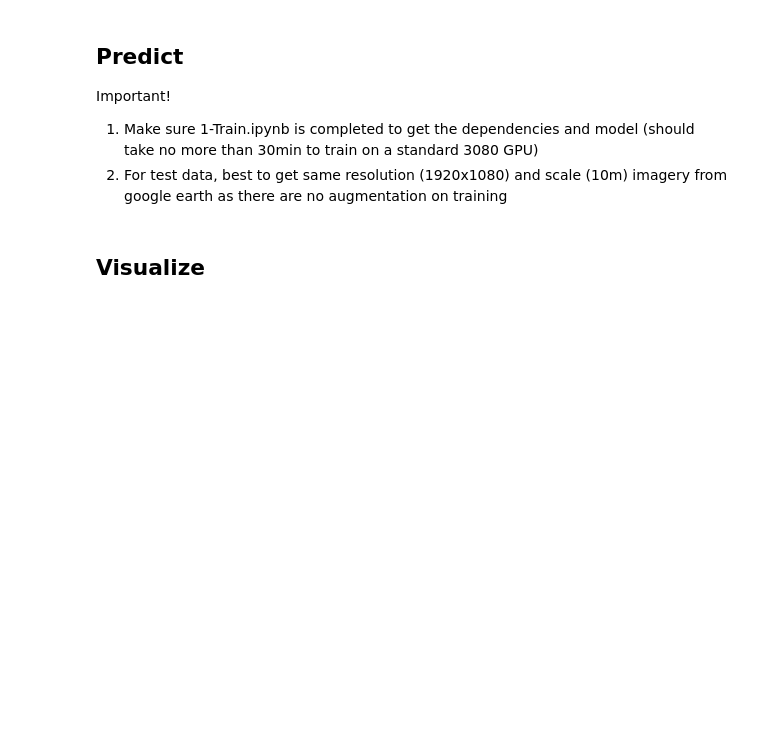
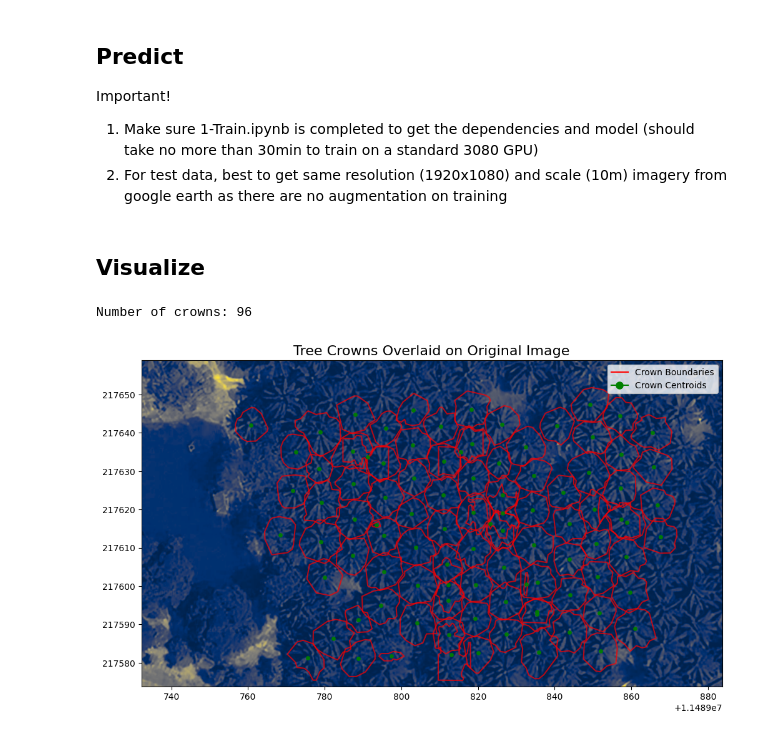
Before and after one commit to limshoonkit/PalmOilDetectree2, a Jupyter notebook: notebook/2-Predict.ipynb, the cells around one changed output. Saved outputs shown, nothing was run; the diff lists cells and outputs as text; code cells hidden in the pictures; blank space fills up the shorter version.

```diff
--- a/notebook/2-Predict.ipynb
+++ b/notebook/2-Predict.ipynb
@@ -97,7 +97,7 @@ with rasterio.open(img_path) as src:
         show(rgb, ax=ax, transform=transform)
     else:
         # If it's a single band or more than 3 bands, display the first band
-        show(image[0], ax=ax, cmap='viridis', transform=transform)
+        show(image[0], ax=ax, cmap='cividis', transform=transform)
 
     # Make sure crowns has the same CRS as the raster
     if crowns.crs != crs:
@@ -126,30 +126,33 @@ with rasterio.open(img_path) as src:
 
     # Save the figure
     plt.savefig(site_path + "/crowns_overlay.png", dpi=300, bbox_inches='tight')
     plt.show()
 
 # Optional: Create a mask from the crowns
 def create_crown_mask(raster_path, crowns_gdf, output_path):
     """Create a binary mask raster from crown polygons"""
     with rasterio.open(raster_path) as src:
         # Create a blank raster with the same dimensions
         mask = np.zeros((src.height, src.width), dtype=np.uint8)
 
         # Make sure crowns has the same CRS as the raster
         if crowns_gdf.crs != src.crs:
             crowns_gdf = crowns_gdf.to_crs(src.crs)
 
         # Rasterize the crowns
         from rasterio.features import rasterize
         shapes = [(mapping(geom), 1) for geom in crowns_gdf.geometry]
         mask = rasterize(shapes, out_shape=(src.height, src.width),
                          transform=src.transform, fill=0, default_value=1)
 
         # Create a new raster file with the mask
         profile = src.profile.copy()
         profile.update(dtype=rasterio.uint8, count=1, compress='lzw')
 
         with rasterio.open(output_path, 'w', **profile) as dst:
             dst.write(mask, 1)
 
     return output_path
+# %% [output]
+Number of crowns: 96
+[figure, added]
```
Also changed, not shown: 1 other file.
